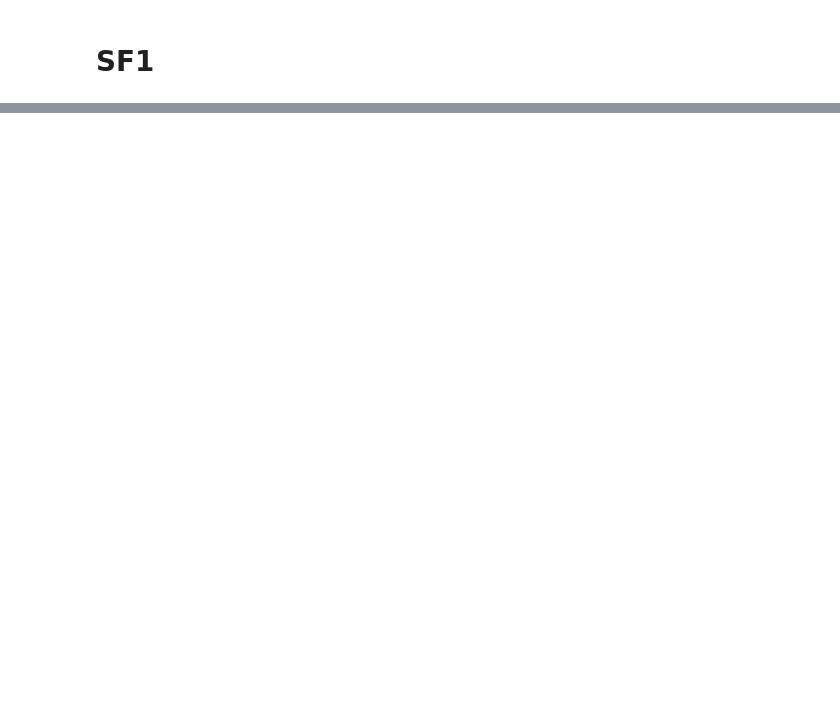
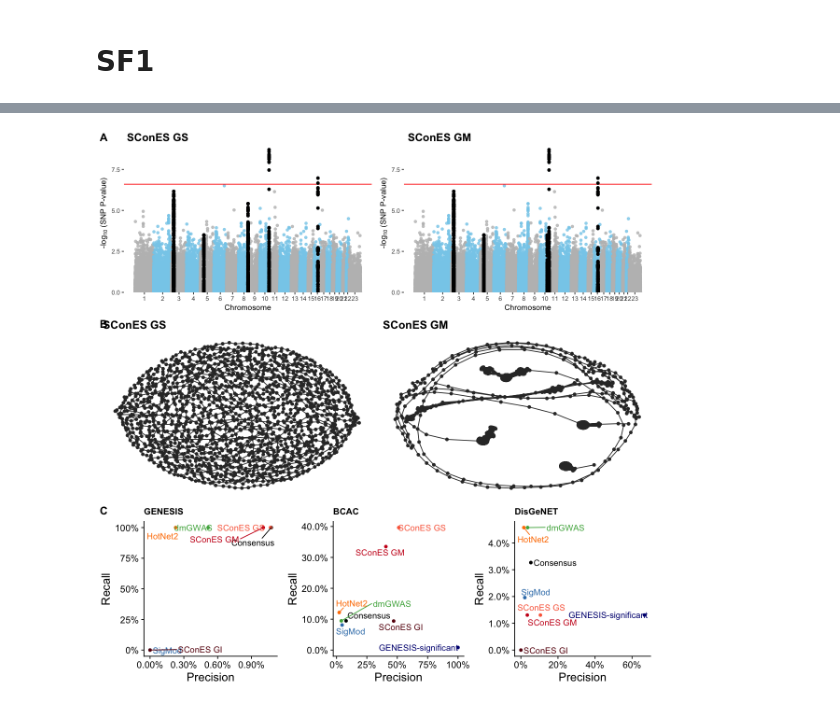
Before and after one commit to hclimente/genewa, a Jupyter notebook: manuscript/supp_figures.ipynb, the cells around one changed output, grey strips where cells are left out. Cells and saved outputs as stored; diff of their text form; code cells hidden in the pictures; blank space fills up the shorter version.

```diff
--- a/manuscript/supp_figures.ipynb
+++ b/manuscript/supp_figures.ipynb
@@ -1142,0 +1334,29 @@ ggsave('figures/sfigure_10.pdf', sf10, width=6.5, height=6)
+# %%
+plot_network <- function(net, selected_nodes) {
+
+    graph <- activate(net, nodes) %>%
+        filter(name %in% selected_nodes)
+    class(graph) <- c('igraph','tbl_graph')
+
+    ggnetwork(graph) %>%
+        mutate(vertex.names = as.character(vertex.names)) %>%
+        ggplot(aes(x = x, y = y, xend = xend, yend = yend)) +
+            geom_edges(color = 'gray20') +
+            geom_nodes(color = 'gray20') +
+            theme_blank() + theme_transparent +
+            theme(title = element_text(hjust = 1, face = 'bold'))
+}
+
+load(paste0(results,'scones/gs_network.betweenness.RData'))
+scones_gs <- read_tsv(paste0(results,'scones/cones_gs.tsv'), col_types = 'cildccdli') %>%
+    filter(selected) %>%
+    .$snp
+scones_gs_plt <- plot_network(gs_net, scones_gs) +
+    labs(title = 'SConES GS')
+
+load(paste0(results,'scones/gm_network.betweenness.RData'))
+scones_gm <- read_tsv(paste0(results,'scones/cones_gm.tsv'), col_types = 'cildccdli') %>%
+    filter(selected) %>%
+    .$snp
+scones_gm_plt <- plot_network(gm_net, scones_gm) +
+    labs(title = 'SConES GM')
@@ -1142,0 +1368,6 @@ ggsave('figures/sfigure_10.pdf', sf10, width=6.5, height=6)
+# %%
+sf8 <- plot_grid(plot_grid(gs_mh, gm_mh, labels = c('SConES GS','SConES GM')),
+                  plot_grid(scones_gs_plt, scones_gm_plt),
+                  plot_grid(gs_gm_genesis, gs_gm_bcac, gs_gm_disgenet, ncol = 3),
+                  labels = c('A','B','C'),
+                  nrow = 3, rel_widths = c(1,2,1))
@@ -1142,0 +1387,7 @@ ggsave('figures/sfigure_10.pdf', sf10, width=6.5, height=6)
+# %%
+options(repr.plot.width=10, repr.plot.height=10)
+sf8
+ggsave('figures/sfigure_8.pdf', sf8, width=10, height=10, bg = "transparent")
+ggsave('figures/sfigure_8.png', sf8, width=10, height=10, bg = "transparent")
+# %% [output]
+[figure, added]
```
Also changed, not shown: parts of 62 cells of this notebook, 19 other files.
